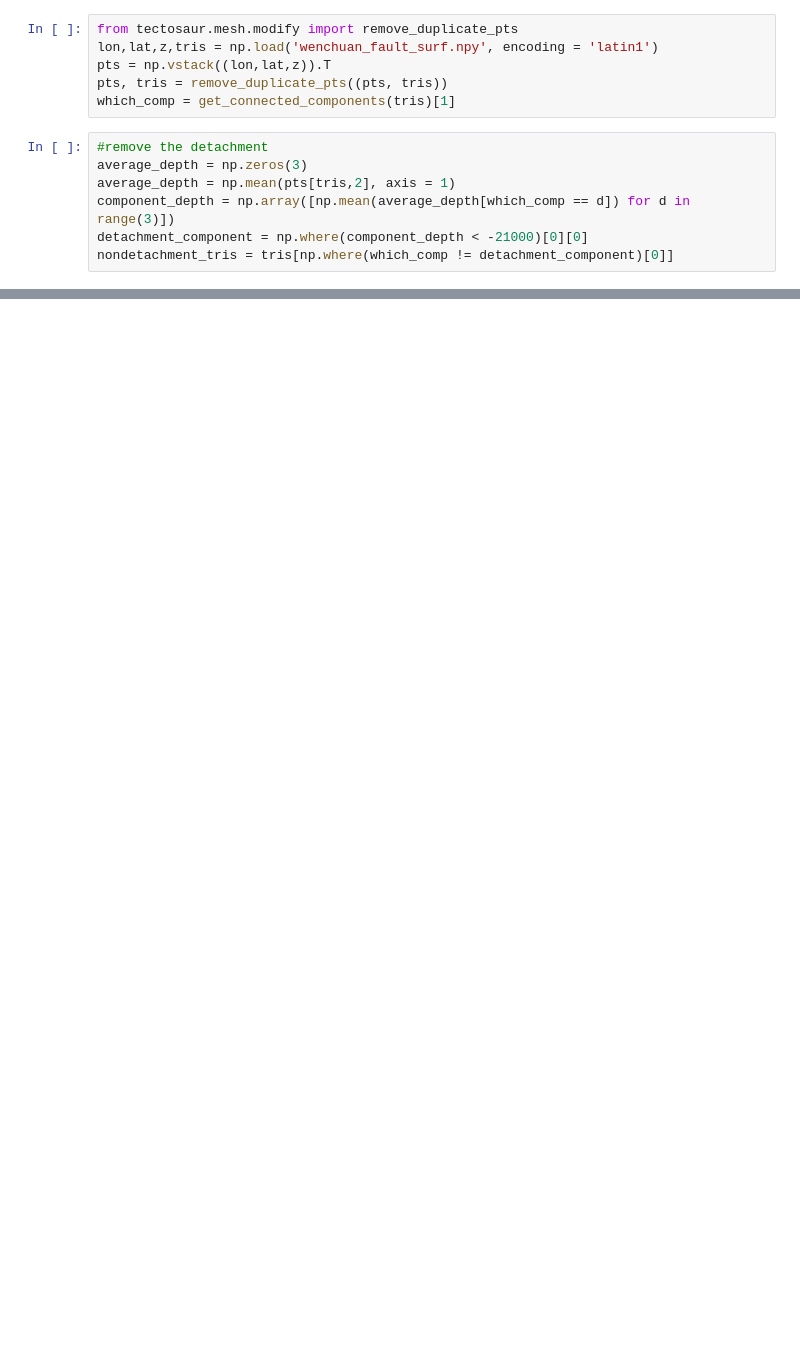
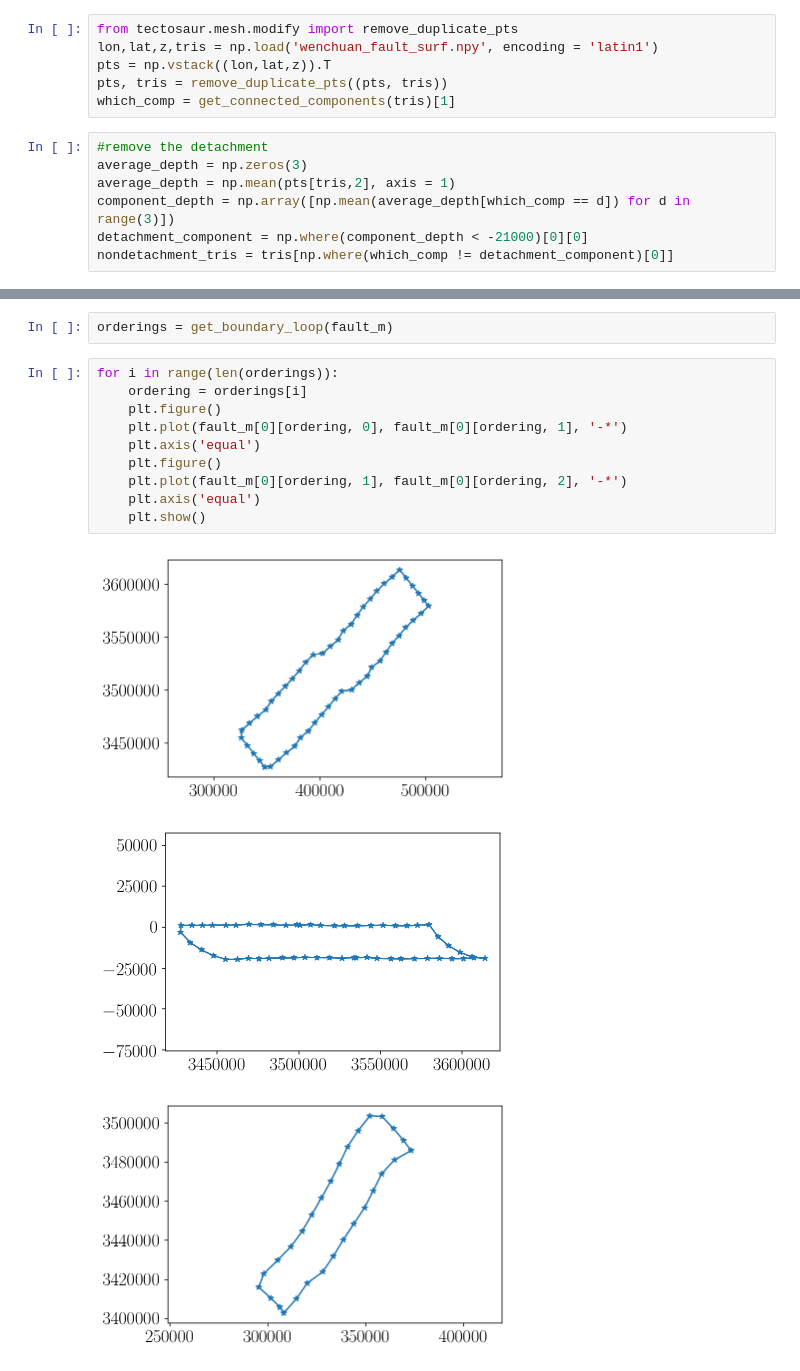
Before and after one commit to tbenthompson/topo_paper, a Jupyter notebook: jupyter/wenchuan/wenchuan.ipynb, the cells around one changed output, grey strips where cells are left out. Cells and saved outputs as stored; diff of their text form; blank space fills up the shorter version.

```diff
--- a/jupyter/wenchuan/wenchuan.ipynb
+++ b/jupyter/wenchuan/wenchuan.ipynb
@@ -53,0 +214,16 @@ fault_m = (fault_pts, new_tris)
+# %%
+orderings = get_boundary_loop(fault_m)
+# %%
+for i in range(len(orderings)):
+    ordering = orderings[i]
+    plt.figure()
+    plt.plot(fault_m[0][ordering, 0], fault_m[0][ordering, 1], '-*')
+    plt.axis('equal')
+    plt.figure()
+    plt.plot(fault_m[0][ordering, 1], fault_m[0][ordering, 2], '-*')
+    plt.axis('equal')
+    plt.show()
+# %% [output]
+[figure, added]
+[figure, added]
+[figure, added]
```
Also changed, not shown: parts of 33 cells of this notebook, 4 other files.
